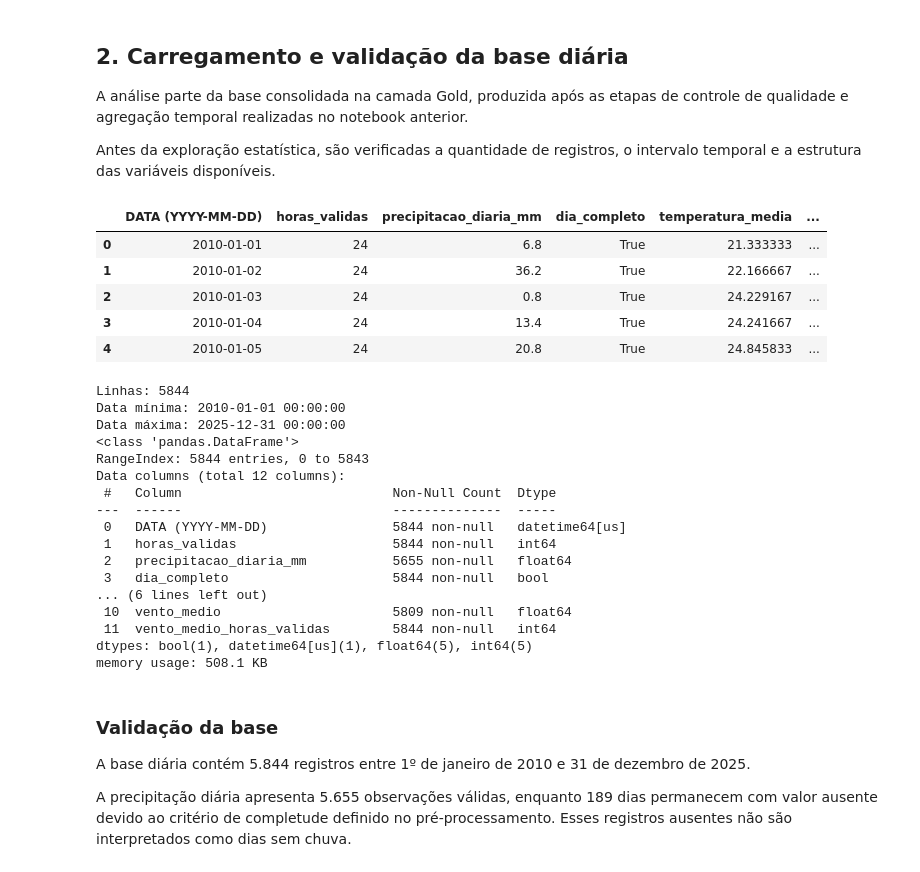
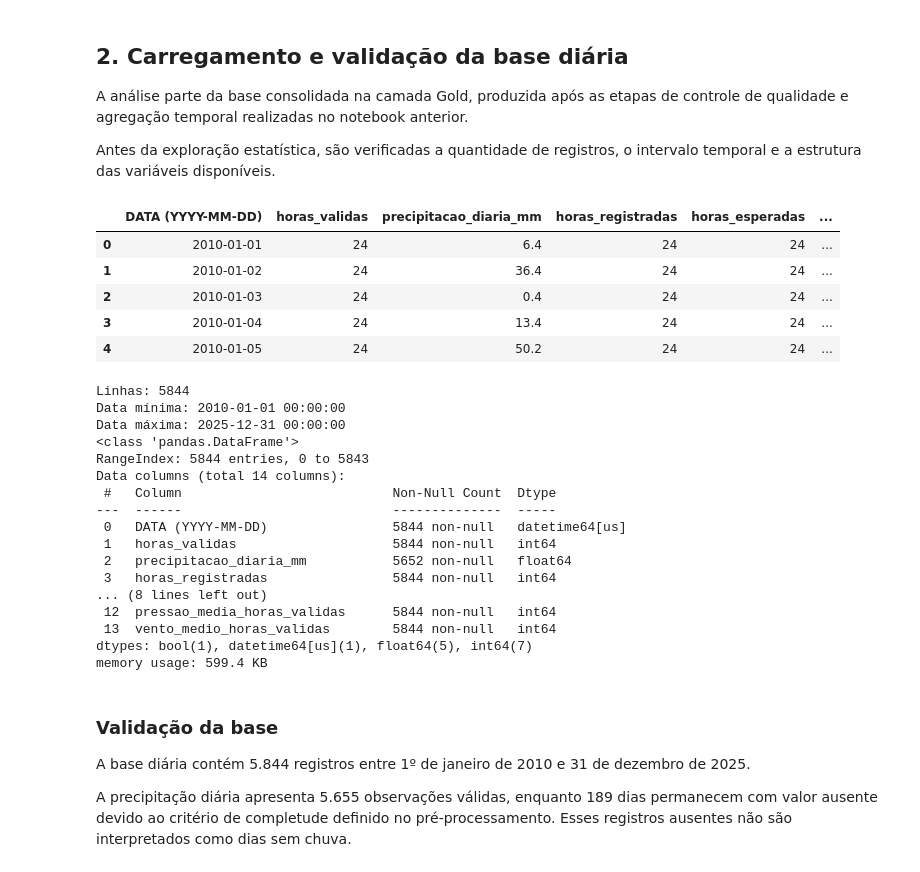
Before and after one commit to arthur94ds/analise_-previsao_precipitacao_pluviometrica, a Jupyter notebook: notebooks/03_eda.ipynb, the cells around one changed output. Cells and saved outputs as stored; diff of their text form; code cells hidden in the pictures.

```diff
--- a/notebooks/03_eda.ipynb
+++ b/notebooks/03_eda.ipynb
@@ -17,21 +17,21 @@ Antes da exploração estatística, são verificadas a quantidade de registros,
 # %%
 from pathlib import Path
 import pandas as pd
 import numpy as np
 import matplotlib.pyplot as plt
 
-arquivo_gold = Path("../data/gold/a701_2010_2025_diario.parquet")
+arquivo_gold = Path("../data/gold/a701_2010_2025_diario_horario_sp.parquet")
 
 df = pd.read_parquet(arquivo_gold)
 
 df.head()
 # %% [output]
-|  | DATA (YYYY-MM-DD) | horas_validas | precipitacao_diaria_mm | dia_completo | temperatura_media | ... |
-| 0 | 2010-01-01 | 24 | 6.8 | True | 21.333333 | ... |
-| 1 | 2010-01-02 | 24 | 36.2 | True | 22.166667 | ... |
-| 2 | 2010-01-03 | 24 | 0.8 | True | 24.229167 | ... |
-| 3 | 2010-01-04 | 24 | 13.4 | True | 24.241667 | ... |
-| 4 | 2010-01-05 | 24 | 20.8 | True | 24.845833 | ... |
+|  | DATA (YYYY-MM-DD) | horas_validas | precipitacao_diaria_mm | horas_registradas | horas_esperadas | ... |
+| 0 | 2010-01-01 | 24 | 6.4 | 24 | 24 | ... |
+| 1 | 2010-01-02 | 24 | 36.4 | 24 | 24 | ... |
+| 2 | 2010-01-03 | 24 | 0.4 | 24 | 24 | ... |
+| 3 | 2010-01-04 | 24 | 13.4 | 24 | 24 | ... |
+| 4 | 2010-01-05 | 24 | 50.2 | 24 | 24 | ... |
 # %%
 print("Linhas:", len(df))
 print("Data mínima:", df["DATA (YYYY-MM-DD)"].min())
@@ -44,18 +44,18 @@ Data mínima: 2010-01-01 00:00:00
 Data máxima: 2025-12-31 00:00:00
 <class 'pandas.DataFrame'>
 RangeIndex: 5844 entries, 0 to 5843
-Data columns (total 12 columns):
+Data columns (total 14 columns):
  #   Column                           Non-Null Count  Dtype
 ---  ------                           --------------  -----
  0   DATA (YYYY-MM-DD)                5844 non-null   datetime64[us]
  1   horas_validas                    5844 non-null   int64
- 2   precipitacao_diaria_mm           5655 non-null   float64
- 3   dia_completo                     5844 non-null   bool
-... (6 lines left out)
- 10  vento_medio                      5809 non-null   float64
- 11  vento_medio_horas_validas        5844 non-null   int64
-dtypes: bool(1), datetime64[us](1), float64(5), int64(5)
-memory usage: 508.1 KB
+ 2   precipitacao_diaria_mm           5652 non-null   float64
+ 3   horas_registradas                5844 non-null   int64
+... (8 lines left out)
+ 12  pressao_media_horas_validas      5844 non-null   int64
+ 13  vento_medio_horas_validas        5844 non-null   int64
+dtypes: bool(1), datetime64[us](1), float64(5), int64(7)
+memory usage: 599.4 KB
 # %% [markdown]
 ### Validação da base
 
```
Also changed, not shown: parts of 25 cells of this notebook, 8 other files.
